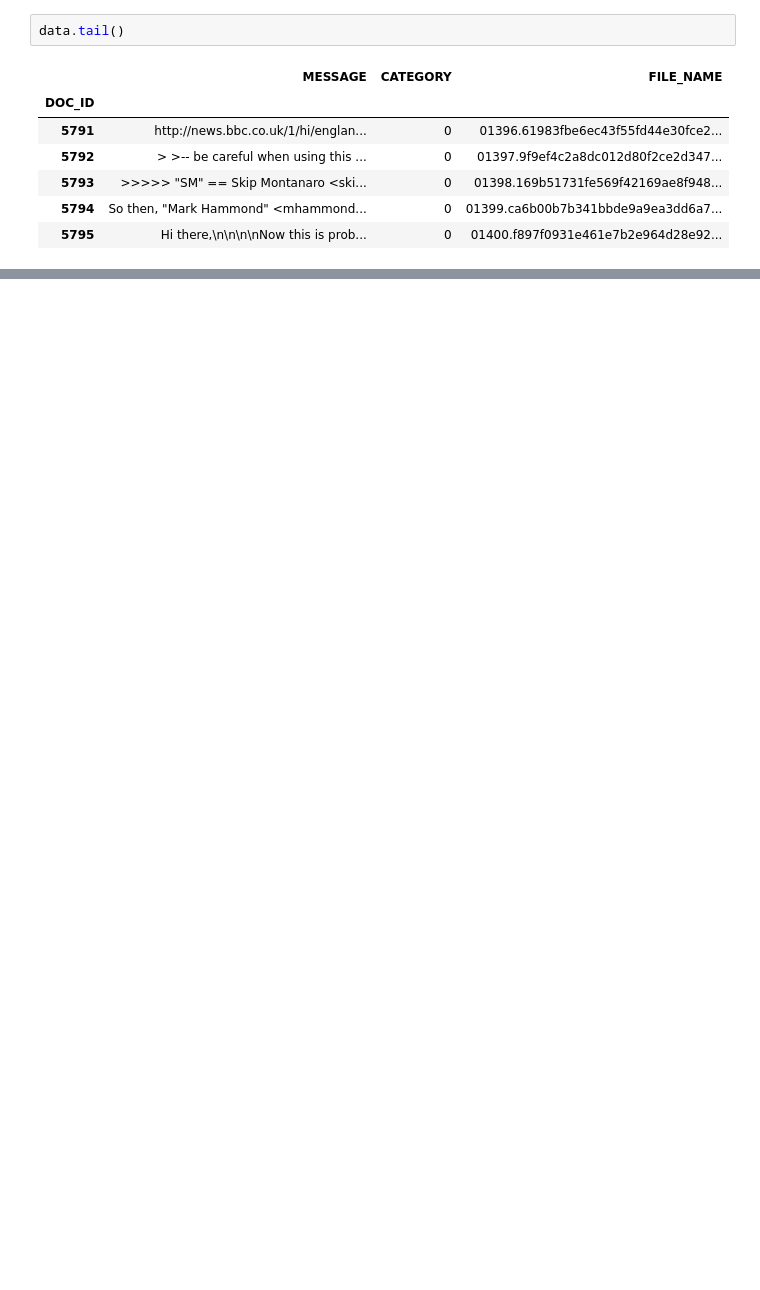
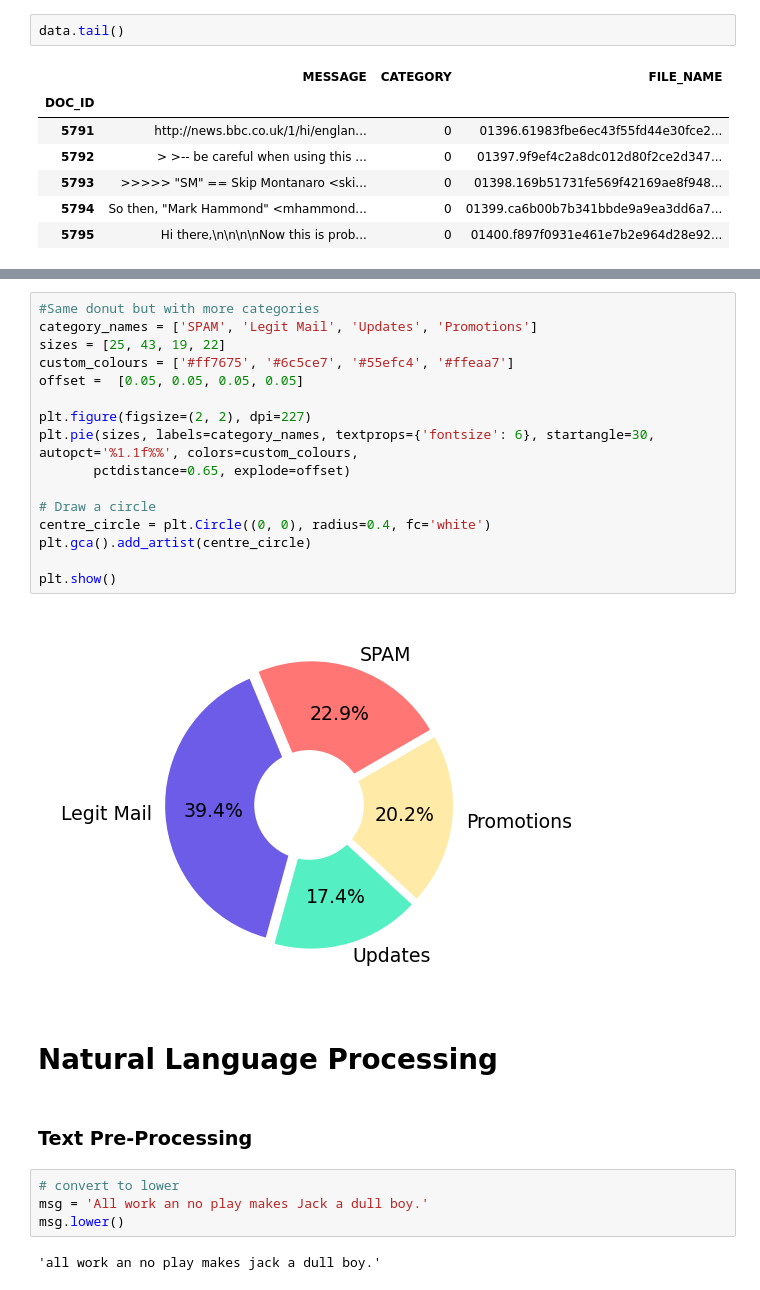
Before and after one commit to BeckMarquez/DataScience, a Jupyter notebook: Bayes Classifier.ipynb, the cells around one changed output, grey strips where cells are left out. Drawn from its saved outputs; the diff is of its cells as text; blank space fills up the shorter version.

```diff
--- a/Bayes Classifier.ipynb
+++ b/Bayes Classifier.ipynb
@@ -234,0 +299,28 @@ data.tail()
+# %%
+#Same donut but with more categories
+category_names = ['SPAM', 'Legit Mail', 'Updates', 'Promotions']
+sizes = [25, 43, 19, 22]
+custom_colours = ['#ff7675', '#6c5ce7', '#55efc4', '#ffeaa7']
+offset =  [0.05, 0.05, 0.05, 0.05]
+
+plt.figure(figsize=(2, 2), dpi=227)
+plt.pie(sizes, labels=category_names, textprops={'fontsize': 6}, startangle=30, autopct='%1.1f%%', colors=custom_colours,
+       pctdistance=0.65, explode=offset)
+
+# Draw a circle
+centre_circle = plt.Circle((0, 0), radius=0.4, fc='white')
+plt.gca().add_artist(centre_circle)
+
+plt.show()
+# %% [output]
+[figure, added]
+# %% [markdown]
+# Natural Language Processing
+# %% [markdown]
+### Text Pre-Processing
+# %%
+# convert to lower
+msg = 'All work an no play makes Jack a dull boy.'
+msg.lower()
+# %% [output]
+'all work an no play makes jack a dull boy.'
```
Also changed, not shown: parts of 24 cells of this notebook.
